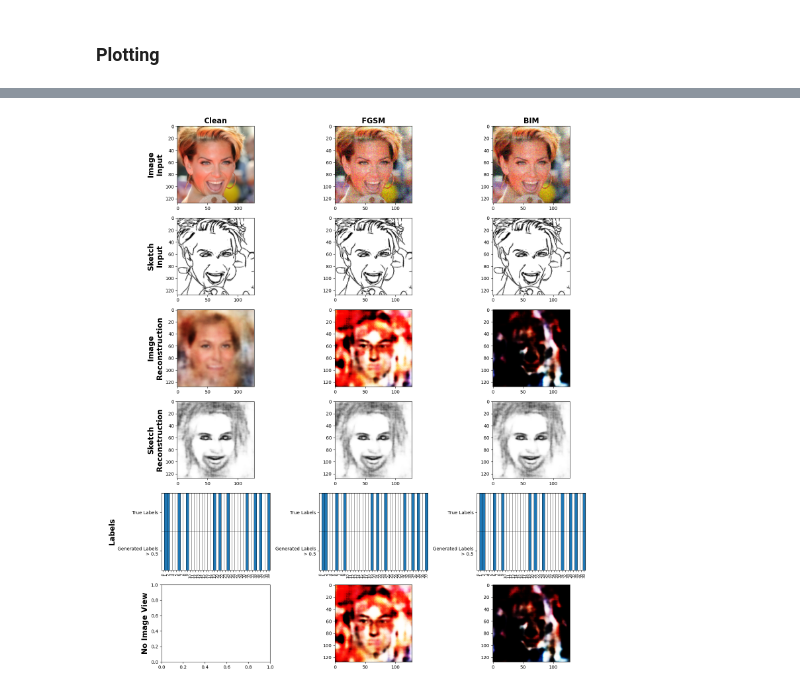
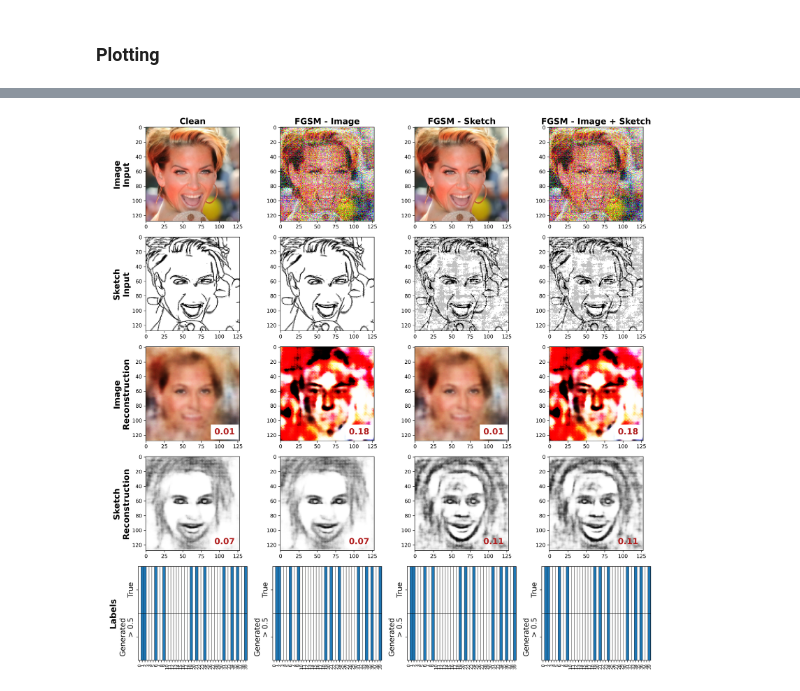
Before and after one commit to ClarysseArthur/VUB-MT-Development, a Jupyter notebook: Models/GenRKM-MMCelebHQ-V3/Attack.ipynb, the cells around one changed output, grey strips where cells are left out. Drawn from its saved outputs; the diff is of its cells as text; code cells hidden in the pictures.

```diff
--- a/Models/GenRKM-MMCelebHQ-V3/Attack.ipynb
+++ b/Models/GenRKM-MMCelebHQ-V3/Attack.ipynb
@@ -154,5 +133,7 @@ def partial_kPCA(views, eps=1e-6, etas=None, normalize_missing=False):
 # %%
-FGSM = FGSM_3V(net_im_en, net_sk_en, net_la_en, net_im_de, net_sk_de, net_la_de, kPCA, partial_kPCA, opt)
+FGSM_I = WB_Attack(net_in1=net_im_en, net_out1=net_im_de, net_in2=net_sk_en, net_out2=net_sk_de, net_in3=net_la_en, net_out3=net_la_de, kPCA=kPCA, vta=[True, False], opt=opt)
+FGSM_S = WB_Attack(net_in1=net_im_en, net_out1=net_im_de, net_in2=net_sk_en, net_out2=net_sk_de, net_in3=net_la_en, net_out3=net_la_de, kPCA=kPCA, vta=[False, True], opt=opt)
+FGSM_IS = WB_Attack(net_in1=net_im_en, net_out1=net_im_de, net_in2=net_sk_en, net_out2=net_sk_de, net_in3=net_la_en, net_out3=net_la_de, kPCA=kPCA, vta=[True, True], opt=opt)
 # %% [markdown]
 ## Attack
 ### Clean Reconstruction
@@ -298,7 +347,7 @@ def plot_label_bars(ax, top_array, bottom_array, true_color='tab:blue', false_co
     ax.imshow(bar_img, cmap=cmap, aspect='auto', interpolation='nearest', vmin=0, vmax=1)
 
     ax.set_yticks([0, 1])
-    ax.set_yticklabels(['True Labels', 'Generated Labels\n> 0.5'], fontsize=10)
+    ax.set_yticklabels(['True', 'Generated\n> 0.5'], fontsize=14, rotation=90, va='center', ha='right')
     ax.set_xticks(np.arange(len(top)))
     ax.set_xticklabels(np.arange(len(top)), fontsize=8, rotation=90)
     ax.set_xlim(-0.5, len(top) - 0.5)
@@ -308,41 +357,60 @@ def plot_label_bars(ax, top_array, bottom_array, true_color='tab:blue', false_co
     ax.set_yticks(np.arange(-0.5, 2, 1), minor=True)
     ax.grid(which='minor', color='black', linestyle='-', linewidth=0.5)
     ax.tick_params(which='minor', bottom=False, left=False)
+
+def mse(x, y):
+    return round(np.mean((x - y) ** 2), 2)
 # %%
-fig, axes = plt.subplots(6, 3, figsize=(15, 17))
+idx = 0
+fig, axes = plt.subplots(5, 4, figsize=(15, 15), dpi=300)
 
 axes[0, 0].set_ylabel('Image\nInput', fontsize=16, fontweight='bold')
 axes[1, 0].set_ylabel('Sketch\nInput', fontsize=16, fontweight='bold')
 axes[2, 0].set_ylabel('Image\nReconstruction', fontsize=16, fontweight='bold')
 axes[3, 0].set_ylabel('Sketch\nReconstruction', fontsize=16, fontweight='bold')
 axes[4, 0].set_ylabel('\nLabels', fontsize=16, fontweight='bold')
-axes[5, 0].set_ylabel('\nNo Image View', fontsize=16, fontweight='bold')
 
 axes[0, 0].set_title('Clean', fontsize=16, fontweight='bold')
-axes[0, 0].imshow(in_data_xtest[0].transpose(1, 2, 0).reshape(128, 128, 3))
-axes[1, 0].imshow(in_data_ytest[0].reshape(128, 128, 1), cmap='gray')
-axes[2, 0].imshow(out_data_xtest[0].transpose(1, 2, 0).reshape(128, 128, 3))
-axes[3, 0].imshow(out_data_ytest[0].transpose(1, 2, 0).reshape(128, 128, 1), cmap='gray')
+axes[0, 0].imshow(in_data_xtest[idx].transpose(1, 2, 0).reshape(128, 128, 3))
+axes[1, 0].imshow(in_data_ytest[idx].reshape(128, 128, 1), cmap='gray')
+axes[2, 0].imshow(out_data_xtest[idx].transpose(1, 2, 0).reshape(128, 128, 3))
+axes[3, 0].imshow(out_data_ytest[idx].transpose(1, 2, 0).reshape(128, 128, 1), cmap='gray')
 
-axes[0, 1].set_title('FGSM', fontsize=16, fontweight='bold')
-axes[0, 1].imshow(fgsm_batch[0].detach().cpu().numpy().transpose(1, 2, 0).reshape(128, 128, 3))
-axes[1, 1].imshow(datay[0].detach().cpu().numpy().reshape(128, 128, 1), cmap='gray')
-axes[2, 1].imshow(fgsm_out_X[0].transpose(1, 2, 0).reshape(128, 128, 3))
-axes[3, 1].imshow(fgsm_out_Y[0].transpose(1, 2, 0).reshape(128, 128, 1), cmap='gray')
-axes[5, 1].imshow(fgsm_noim_out_X[0].transpose(1, 2, 0).reshape(128, 128, 3))
+axes[0, 1].set_title('FGSM - Image', fontsize=16, fontweight='bold')
+axes[0, 1].imshow(fgsm_batch_I[idx].detach().cpu().numpy().transpose(1, 2, 0).reshape(128, 128, 3))
+axes[1, 1].imshow(datay[idx].detach().cpu().numpy().reshape(128, 128, 1), cmap='gray')
+axes[2, 1].imshow(fgsm_out_X_I[idx].transpose(1, 2, 0).reshape(128, 128, 3))
+axes[3, 1].imshow(fgsm_out_Y_I[idx].transpose(1, 2, 0).reshape(128, 128, 1), cmap='gray')
 
-axes[0, 2].set_title('BIM', fontsize=16, fontweight='bold')
-axes[0, 2].imshow(bim_batch[0].detach().cpu().numpy().transpose(1, 2, 0).reshape(128, 128, 3))
-axes[1, 2].imshow(datay[0].detach().cpu().numpy().reshape(128, 128, 1), cmap='gray')
-axes[2, 2].imshow(bim_out_X[0].transpose(1, 2, 0).reshape(128, 128, 3))
-axes[3, 2].imshow(bim_out_Y[0].transpose(1, 2, 0).reshape(128, 128, 1), cmap='gray')
-axes[5, 2].imshow(bim_noim_out_X[0].transpose(1, 2, 0).reshape(128, 128, 3))
+axes[0, 2].set_title('FGSM - Sketch', fontsize=16, fontweight='bold')
+axes[0, 2].imshow(in_data_xtest[idx].transpose(1, 2, 0).reshape(128, 128, 3))
+axes[1, 2].imshow(fgsm_batch_S[idx].detach().cpu().numpy().reshape(128, 128, 1), cmap='gray')
+axes[2, 2].imshow(fgsm_out_X_S[idx].transpose(1, 2, 0).reshape(128, 128, 3))
+axes[3, 2].imshow(fgsm_out_Y_S[idx].transpose(1, 2, 0).reshape(128, 128, 1), cmap='gray')
 
-plot_label_bars(axes[4, 0], dataz[0], out_data_ztest[0])
-plot_label_bars(axes[4, 1], dataz[0], fgsm_out_Z[0])
-plot_label_bars(axes[4, 2], dataz[0], bim_out_Z[0])
+axes[0, 3].set_title('FGSM - Image + Sketch', fontsize=16, fontweight='bold')
+axes[0, 3].imshow(fgsm_batch_IS_I[idx].detach().cpu().numpy().transpose(1, 2, 0).reshape(128, 128, 3))
+axes[1, 3].imshow(fgsm_batch_IS_S[idx].detach().cpu().numpy().reshape(128, 128, 1), cmap='gray')
+axes[2, 3].imshow(fgsm_out_X_IS[idx].transpose(1, 2, 0).reshape(128, 128, 3))
+axes[3, 3].imshow(fgsm_out_Y_IS[idx].transpose(1, 2, 0).reshape(128, 128, 1), cmap='gray')
+
+axes[2, 0].text(0.95, 0.05, f'{mse(out_data_xtest[idx], in_data_xtest[idx])}', color='firebrick', backgroundcolor='white', fontsize=16, weight='bold', ha='right', va='bottom', transform=axes[2, 0].transAxes)
+axes[2, 1].text(0.95, 0.05, f'{mse(fgsm_out_X_I[idx], in_data_xtest[idx])}', color='firebrick', backgroundcolor='white', fontsize=16, weight='bold', ha='right', va='bottom', transform=axes[2, 1].transAxes)
+axes[2, 2].text(0.95, 0.05, f'{mse(fgsm_out_X_S[idx], in_data_xtest[idx])}', color='firebrick', backgroundcolor='white', fontsize=16, weight='bold', ha='right', va='bottom', transform=axes[2, 2].transAxes)
+axes[2, 3].text(0.95, 0.05, f'{mse(fgsm_out_X_IS[idx], in_data_xtest[idx])}', color='firebrick', backgroundcolor='white', fontsize=16, weight='bold', ha='right', va='bottom', transform=axes[2, 3].transAxes)
+
+axes[3, 0].text(0.95, 0.05, f'{mse(out_data_ytest[idx], in_data_ytest[idx])}', color='firebrick', fontsize=16, weight='bold', ha='right', va='bottom', transform=axes[3, 0].transAxes)
+axes[3, 1].text(0.95, 0.05, f'{mse(fgsm_out_Y_I[idx], in_data_ytest[idx])}', color='firebrick', fontsize=16, weight='bold', ha='right', va='bottom', transform=axes[3, 1].transAxes)
+axes[3, 2].text(0.95, 0.05, f'{mse(fgsm_out_Y_S[idx], in_data_ytest[idx])}', color='firebrick', fontsize=16, weight='bold', ha='right', va='bottom', transform=axes[3, 2].transAxes)
+axes[3, 3].text(0.95, 0.05, f'{mse(fgsm_out_Y_IS[idx], in_data_ytest[idx])}', color='firebrick', fontsize=16, weight='bold', ha='right', va='bottom', transform=axes[3, 3].transAxes)
+
+plot_label_bars(axes[4, 0], dataz[idx], out_data_ztest[idx])
+plot_label_bars(axes[4, 1], dataz[idx], fgsm_out_Z_I[idx])
+plot_label_bars(axes[4, 2], dataz[idx], fgsm_out_Z_S[idx])
+plot_label_bars(axes[4, 3], dataz[idx], fgsm_out_Z_IS[idx])
 
 plt.tight_layout()
+plt.savefig('./img/FGSM_Attack.png', dpi=300)
 plt.show()
 # %% [output]
-[figure, old version]
+[figure, new version]
```
Also changed, not shown: parts of 12 cells of this notebook, 35 other files.
